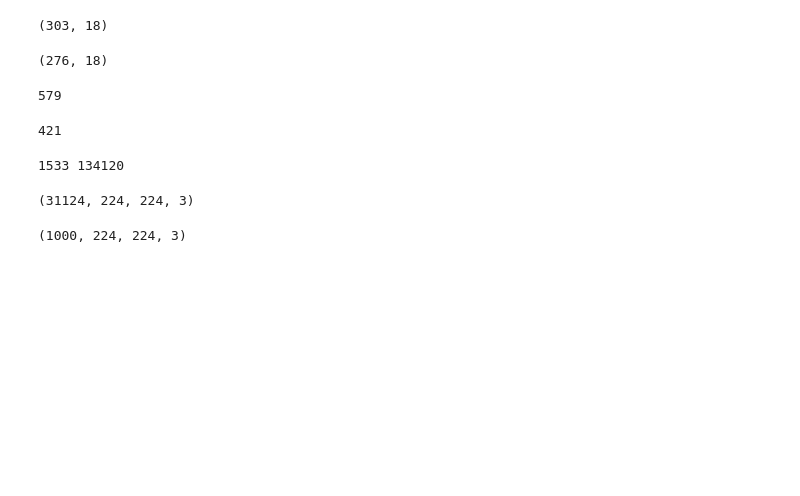
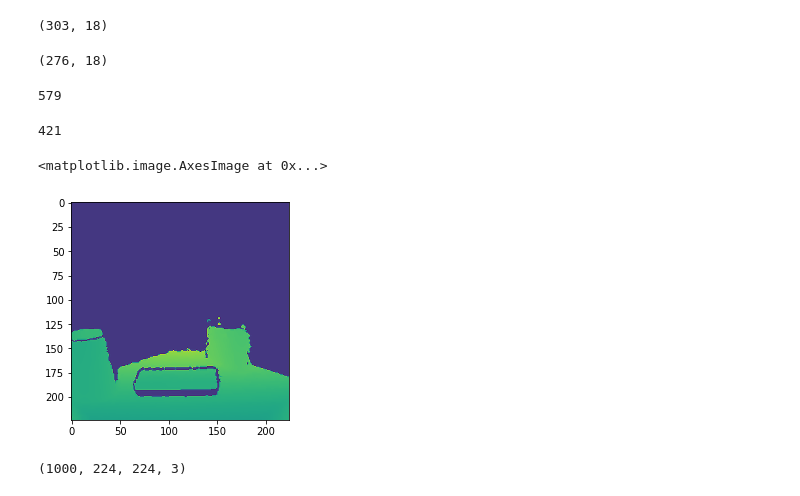
Before and after one commit to Haveon/GraspingNetwork, a Jupyter notebook: Prep Images and Val Split.ipynb, the cells around one changed output. Drawn from its saved outputs; the diff is of its cells as text; code cells hidden in the pictures; blank space fills up the shorter version.

```diff
--- a/Prep Images and Val Split.ipynb
+++ b/Prep Images and Val Split.ipynb
@@ -94,11 +143,17 @@ tra_uids = uids[~uids.isin(val_uids)].values
 imgs = np.zeros([tra_uids.shape[0], 224,224,3], dtype=np.float32)
 for i,uid in enumerate(tra_uids.astype(int)):
     try:
-        dimg = np.load('Images/{}_RS_depth.npy'.format(uid))[::2,::2]
+        dimg = np.load('Images/{}_RS_depth.npy'.format(uid))
+        dimg = dimg*0.00012498664727900177 # now in meters
+        dimg[dimg>0.75] = 0 # Set stuff too far away to zero
+        dimg = dimg/0.75
+
+        dimg = np.roll(dimg, 25, axis=1)
+        dimg = np.roll(dimg, -5, axis=0)
+        dimg = clipped_zoom(dimg, 1.3)
+
+        dimg = dimg[::2, ::2]
         dimg = dimg[-224:, 32:32+224]
-        dimg = dimg*0.00012498664727900177 # now in meters
-        dimg[dimg>1.00] = 0 # Set stuff too far away to zero
-        dimg *= 255 # Put the range between 0 and 255
 
         cimg = np.load('Images/{}_RS_color.npy'.format(uid))[::2,::2]
         cimg = cimg[-224:, 32:32+224]
@@ -107,14 +162,15 @@ for i,uid in enumerate(tra_uids.astype(int)):
         cimg[:,:,2] = dimg
         imgs[i] = cimg
     except:
-        print(i,uid)
+        print('Stopping at iteration {} with uid {} because of an exception'.format(i,uid))
         break
+max_d = imgs[:,:,:,2].max()
+imgs[:,:,:,2] = imgs[:,:,:,2]/max_d * 255
-# %% [output]
-1533 134120
-# %%
-imgs.shape
-# %% [output]
-(31124, 224, 224, 3)
+# %%
+plt.imshow(dimg)
+# %% [output]
+<matplotlib.image.AxesImage at 0x...>
+[figure, added]
 # %%
 np.save('training_image_data_compact.npy', imgs)
 # %%
```
Also changed, not shown: parts of 2 cells of this notebook, 23 other files.
